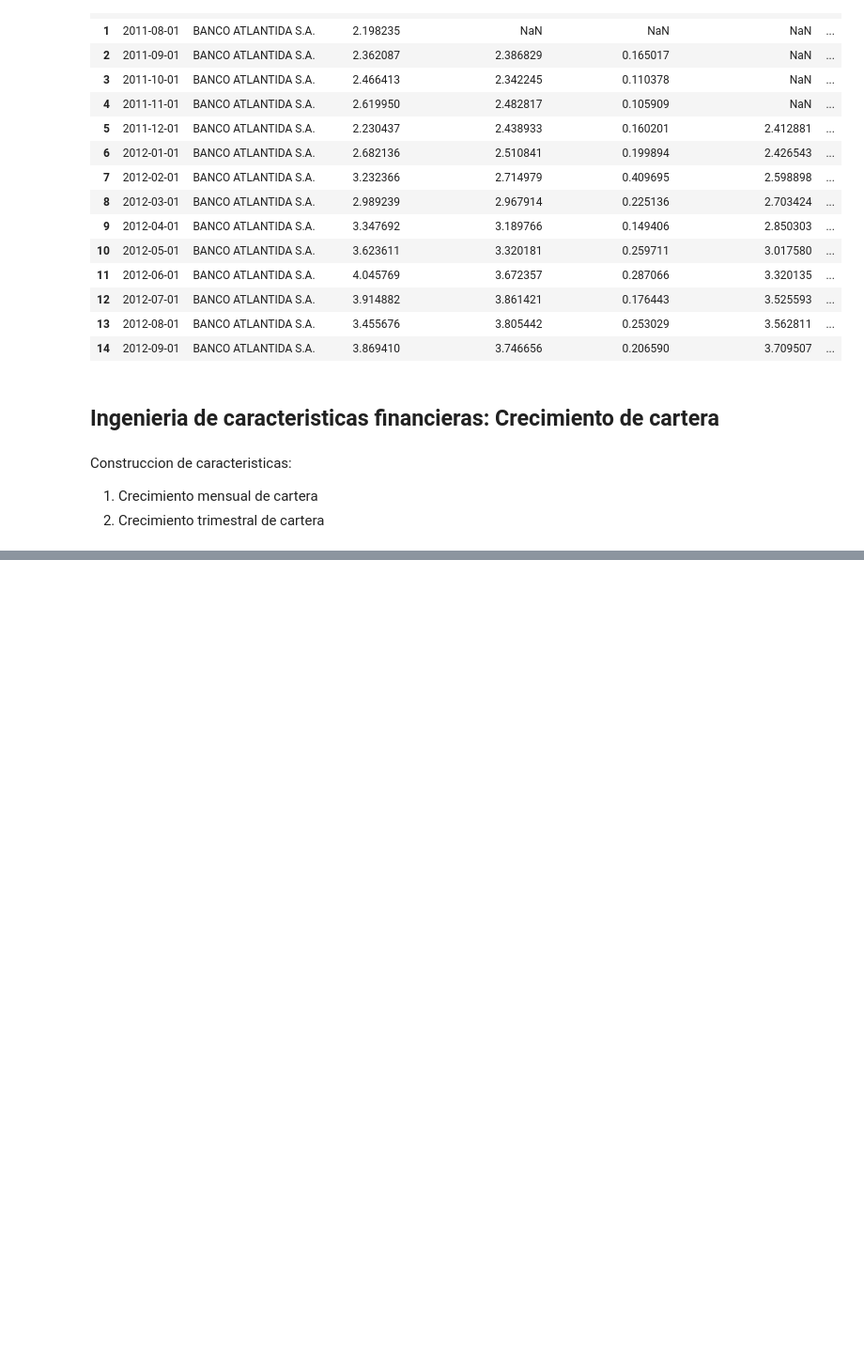
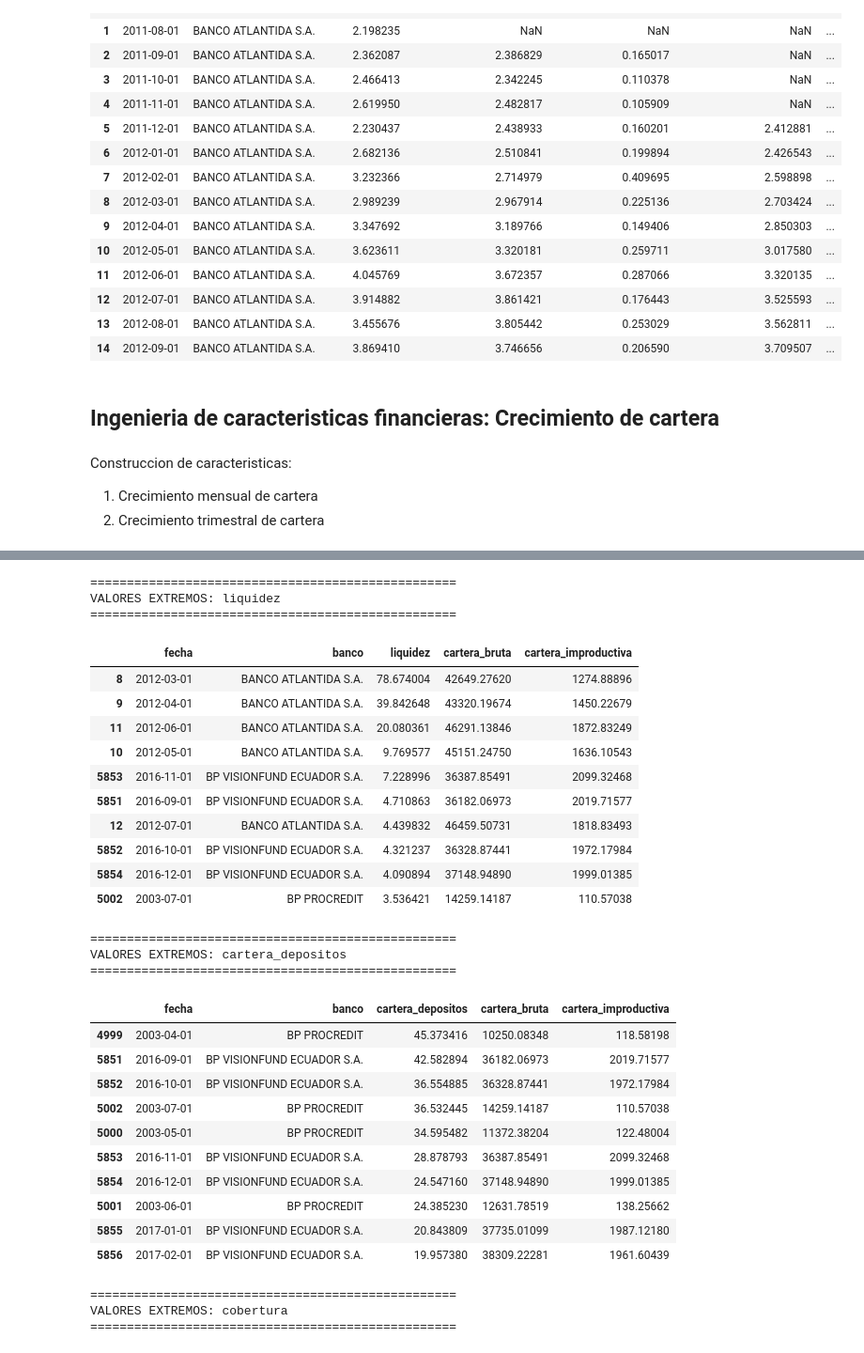
Before and after one commit to tavomx45/audit-ecuador-banking-data, a Jupyter notebook: notebooks/02_feature_engineering.ipynb, the cells around one changed output, grey strips where cells are left out. Shown at 94% size. Cells and saved outputs as stored; diff of their text form; code cells hidden in the pictures; blank space fills up the shorter version.

```diff
--- a/notebooks/02_feature_engineering.ipynb
+++ b/notebooks/02_feature_engineering.ipynb
@@ -583,0 +934,80 @@ Construccion de caracteristicas:
+# %%
+# ==========================================
+# REVISIÓN FINAL DE VALORES EXTREMOS
+# ==========================================
+
+# Exclusivamente período de desarrollo
+revision = features_temporales.loc[
+    features_temporales["fecha"] < "2025-10-01"
+].copy()
+
+# Indicadores que requieren atención
+indicadores_extremos = [
+    "liquidez",
+    "cartera_depositos",
+    "cobertura"
+]
+
+for indicador in indicadores_extremos:
+
+    print(f"\n{'='*50}")
+    print(f"VALORES EXTREMOS: {indicador}")
+    print(f"{'='*50}")
+
+    columnas = [
+        "fecha",
+        "banco",
+        indicador,
+        "cartera_bruta",
+        "cartera_improductiva"
+    ]
+
+    display(
+        revision.nlargest(10, indicador)[columnas]
+    )
+
+# Investigar coberturas extraordinarias
+coberturas_extremas = revision.loc[
+    revision["cobertura"] > 100
+]
+
+print("\nOBSERVACIONES CON COBERTURA > 100:")
+print(len(coberturas_extremas))
+
+print("\nINSTITUCIONES INVOLUCRADAS:")
+display(
+    coberturas_extremas["banco"]
+    .value_counts()
+)
+# %% [output]
+==================================================
+VALORES EXTREMOS: liquidez
+==================================================
+|  | fecha | banco | liquidez | cartera_bruta | cartera_improductiva |
+| 8 | 2012-03-01 | BANCO ATLANTIDA S.A. | 78.674004 | 42649.27620 | 1274.88896 |
+| 9 | 2012-04-01 | BANCO ATLANTIDA S.A. | 39.842648 | 43320.19674 | 1450.22679 |
+| 11 | 2012-06-01 | BANCO ATLANTIDA S.A. | 20.080361 | 46291.13846 | 1872.83249 |
+| 10 | 2012-05-01 | BANCO ATLANTIDA S.A. | 9.769577 | 45151.24750 | 1636.10543 |
+| 5853 | 2016-11-01 | BP VISIONFUND ECUADOR S.A. | 7.228996 | 36387.85491 | 2099.32468 |
+| 5851 | 2016-09-01 | BP VISIONFUND ECUADOR S.A. | 4.710863 | 36182.06973 | 2019.71577 |
+| 12 | 2012-07-01 | BANCO ATLANTIDA S.A. | 4.439832 | 46459.50731 | 1818.83493 |
+| 5852 | 2016-10-01 | BP VISIONFUND ECUADOR S.A. | 4.321237 | 36328.87441 | 1972.17984 |
+| 5854 | 2016-12-01 | BP VISIONFUND ECUADOR S.A. | 4.090894 | 37148.94890 | 1999.01385 |
+| 5002 | 2003-07-01 | BP PROCREDIT | 3.536421 | 14259.14187 | 110.57038 |
+==================================================
+VALORES EXTREMOS: cartera_depositos
+==================================================
+|  | fecha | banco | cartera_depositos | cartera_bruta | cartera_improductiva |
+| 4999 | 2003-04-01 | BP PROCREDIT | 45.373416 | 10250.08348 | 118.58198 |
+| 5851 | 2016-09-01 | BP VISIONFUND ECUADOR S.A. | 42.582894 | 36182.06973 | 2019.71577 |
+| 5852 | 2016-10-01 | BP VISIONFUND ECUADOR S.A. | 36.554885 | 36328.87441 | 1972.17984 |
+| 5002 | 2003-07-01 | BP PROCREDIT | 36.532445 | 14259.14187 | 110.57038 |
+| 5000 | 2003-05-01 | BP PROCREDIT | 34.595482 | 11372.38204 | 122.48004 |
+| 5853 | 2016-11-01 | BP VISIONFUND ECUADOR S.A. | 28.878793 | 36387.85491 | 2099.32468 |
+| 5854 | 2016-12-01 | BP VISIONFUND ECUADOR S.A. | 24.547160 | 37148.94890 | 1999.01385 |
+| 5001 | 2003-06-01 | BP PROCREDIT | 24.385230 | 12631.78519 | 138.25662 |
+| 5855 | 2017-01-01 | BP VISIONFUND ECUADOR S.A. | 20.843809 | 37735.01099 | 1987.12180 |
+| 5856 | 2017-02-01 | BP VISIONFUND ECUADOR S.A. | 19.957380 | 38309.22281 | 1961.60439 |
+==================================================
+VALORES EXTREMOS: cobertura
+==================================================
```
Also changed, not shown: parts of 13 cells of this notebook, 8 other files.
